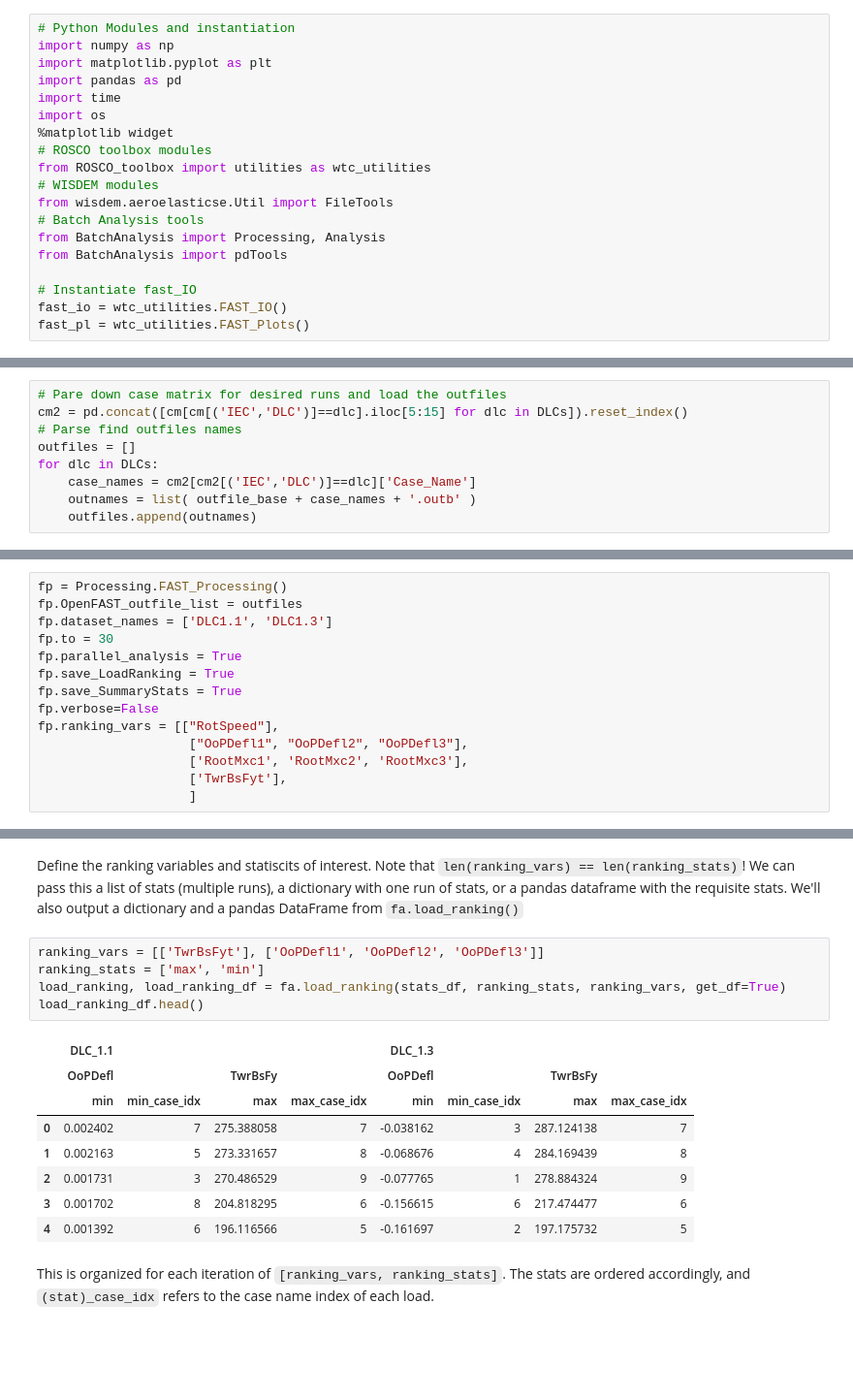
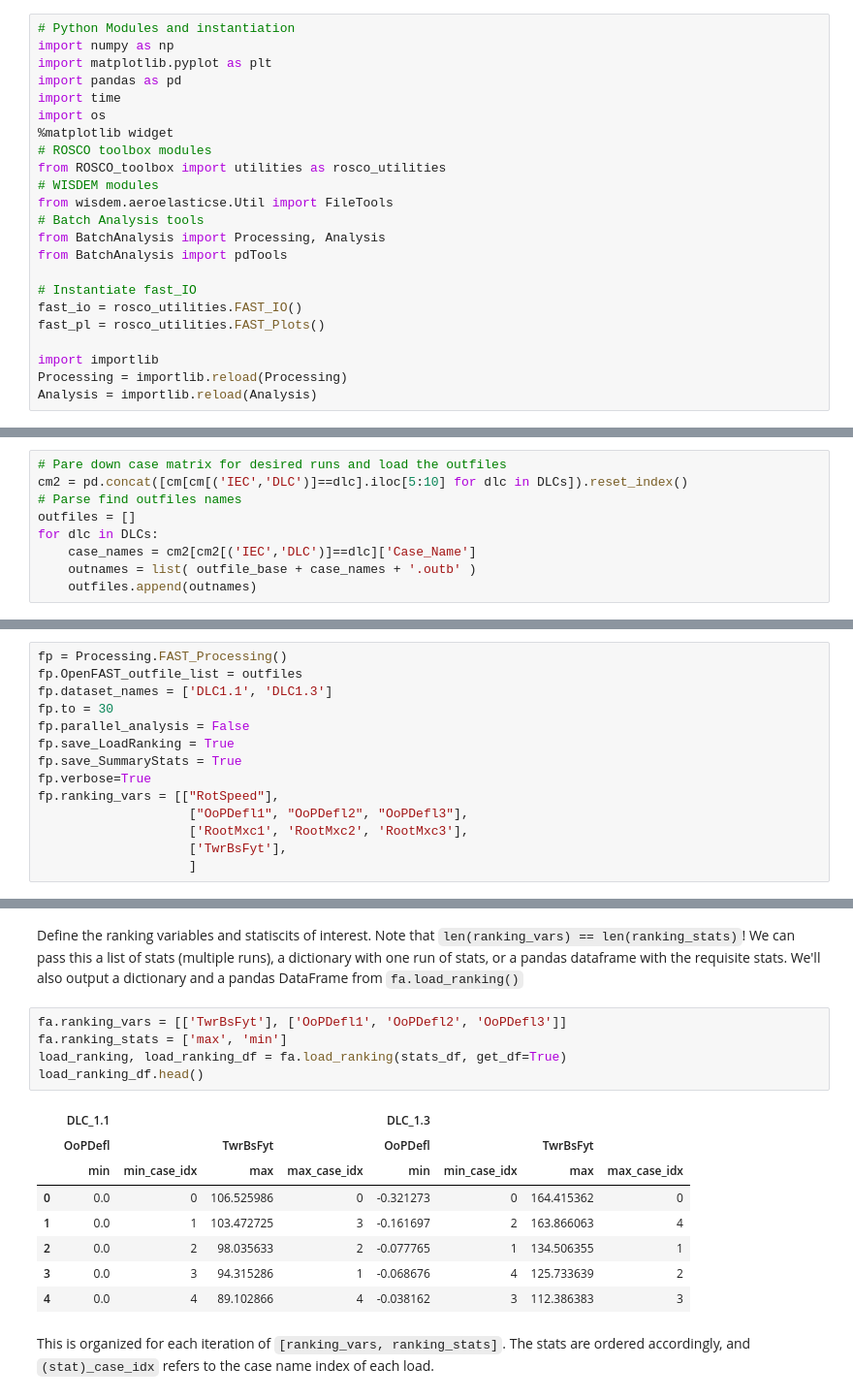
Before and after one commit to NREL/pCrunch, a Jupyter notebook: batch_processing.ipynb, the cells around one changed output, grey strips where cells are left out. Shown: that part at 97% size. Cells and saved outputs as stored; diff of their text form; blank space fills up the shorter version.

```diff
--- a/batch_processing.ipynb
+++ b/batch_processing.ipynb
@@ -13,7 +13,7 @@ import time
 import os
 %matplotlib widget
 # ROSCO toolbox modules
-from ROSCO_toolbox import utilities as wtc_utilities
+from ROSCO_toolbox import utilities as rosco_utilities
 # WISDEM modules
 from wisdem.aeroelasticse.Util import FileTools
 # Batch Analysis tools
@@ -21,8 +21,12 @@ from BatchAnalysis import Processing, Analysis
 from BatchAnalysis import pdTools
 
 # Instantiate fast_IO
-fast_io = wtc_utilities.FAST_IO()
-fast_pl = wtc_utilities.FAST_Plots()
+fast_io = rosco_utilities.FAST_IO()
+fast_pl = rosco_utilities.FAST_Plots()
+
+import importlib
+Processing = importlib.reload(Processing)
+Analysis = importlib.reload(Analysis)
 # %% [markdown]
 ### Define file paths and filenames
 I'm loading a case matrix output from using wisdem.aeroelasticse.CaseGen_General to run a series of batch runs to initialize the output files here. I'm just using some saved runs on my computer that are of no actual significants (and actually don't look great, but get the point accross).
@@ -54,7 +58,7 @@ cm
 DLCs = [1.1, 1.3]
 # %%
 # Pare down case matrix for desired runs and load the outfiles
-cm2 = pd.concat([cm[cm[('IEC','DLC')]==dlc].iloc[5:15] for dlc in DLCs]).reset_index()
+cm2 = pd.concat([cm[cm[('IEC','DLC')]==dlc].iloc[5:10] for dlc in DLCs]).reset_index()
 # Parse find outfiles names
 outfiles = []
 for dlc in DLCs:
@@ -96,10 +90,10 @@ fp = Processing.FAST_Processing()
 fp.OpenFAST_outfile_list = outfiles
 fp.dataset_names = ['DLC1.1', 'DLC1.3']
 fp.to = 30
-fp.parallel_analysis = True
+fp.parallel_analysis = False
 fp.save_LoadRanking = True
 fp.save_SummaryStats = True
-fp.verbose=False
+fp.verbose=True
 fp.ranking_vars = [["RotSpeed"],
                     ["OoPDefl1", "OoPDefl2", "OoPDefl3"],
                     ['RootMxc1', 'RootMxc2', 'RootMxc3'],
@@ -155,19 +167,19 @@ fa.verbose = False
 # %% [markdown]
 Define the ranking variables and statiscits of interest. Note that `len(ranking_vars) == len(ranking_stats)`! We can pass this a list of stats (multiple runs), a dictionary with one run of stats, or a pandas dataframe with the requisite stats. We'll also output a dictionary and a pandas DataFrame from `fa.load_ranking()`
 # %%
-ranking_vars = [['TwrBsFyt'], ['OoPDefl1', 'OoPDefl2', 'OoPDefl3']]
-ranking_stats = ['max', 'min']
-load_ranking, load_ranking_df = fa.load_ranking(stats_df, ranking_stats, ranking_vars, get_df=True)
+fa.ranking_vars = [['TwrBsFyt'], ['OoPDefl1', 'OoPDefl2', 'OoPDefl3']]
+fa.ranking_stats = ['max', 'min']
+load_ranking, load_ranking_df = fa.load_ranking(stats_df, get_df=True)
 load_ranking_df.head()
 # %% [output]
 |  | DLC_1.1 |  |  |  | DLC_1.3 |  |  |  |
-|  | OoPDefl |  | TwrBsFy |  | OoPDefl |  | TwrBsFy |  |
+|  | OoPDefl |  | TwrBsFyt |  | OoPDefl |  | TwrBsFyt |  |
 |  | min | min_case_idx | max | max_case_idx | min | min_case_idx | max | max_case_idx |
-| 0 | 0.002402 | 7 | 275.388058 | 7 | -0.038162 | 3 | 287.124138 | 7 |
-| 1 | 0.002163 | 5 | 273.331657 | 8 | -0.068676 | 4 | 284.169439 | 8 |
-| 2 | 0.001731 | 3 | 270.486529 | 9 | -0.077765 | 1 | 278.884324 | 9 |
-| 3 | 0.001702 | 8 | 204.818295 | 6 | -0.156615 | 6 | 217.474477 | 6 |
-| 4 | 0.001392 | 6 | 196.116566 | 5 | -0.161697 | 2 | 197.175732 | 5 |
+| 0 | 0.0 | 0 | 106.525986 | 0 | -0.321273 | 0 | 164.415362 | 0 |
+| 1 | 0.0 | 1 | 103.472725 | 3 | -0.161697 | 2 | 163.866063 | 4 |
+| 2 | 0.0 | 2 | 98.035633 | 2 | -0.077765 | 1 | 134.506355 | 1 |
+| 3 | 0.0 | 3 | 94.315286 | 1 | -0.068676 | 4 | 125.733639 | 2 |
+| 4 | 0.0 | 4 | 89.102866 | 4 | -0.038162 | 3 | 112.386383 | 3 |
 # %% [markdown]
 This is organized for each iteration of `[ranking_vars, ranking_stats]`. The stats are ordered accordingly, and `(stat)_case_idx` refers to the case name index of each load.
 # %% [markdown]
```
Also changed, not shown: parts of 5 cells of this notebook, 2 other files.
